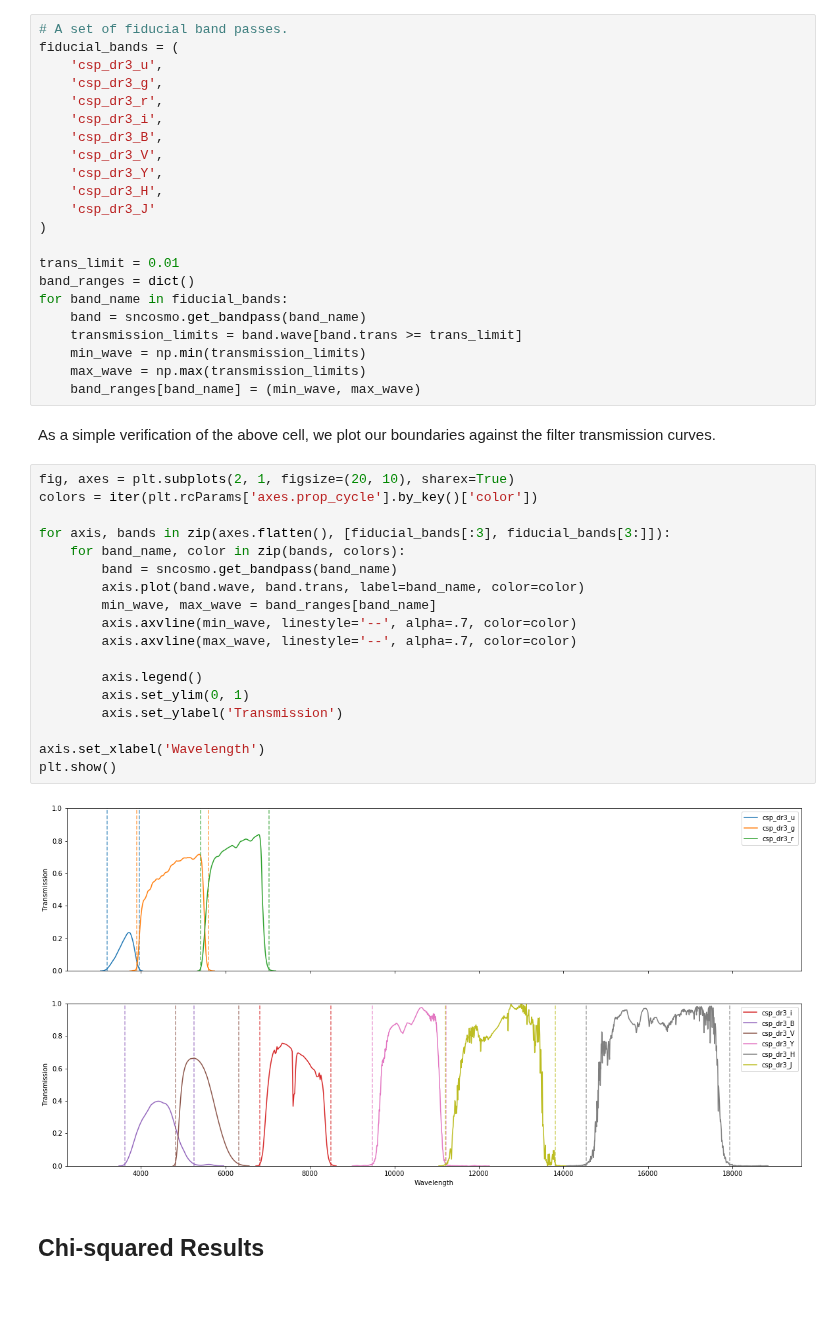
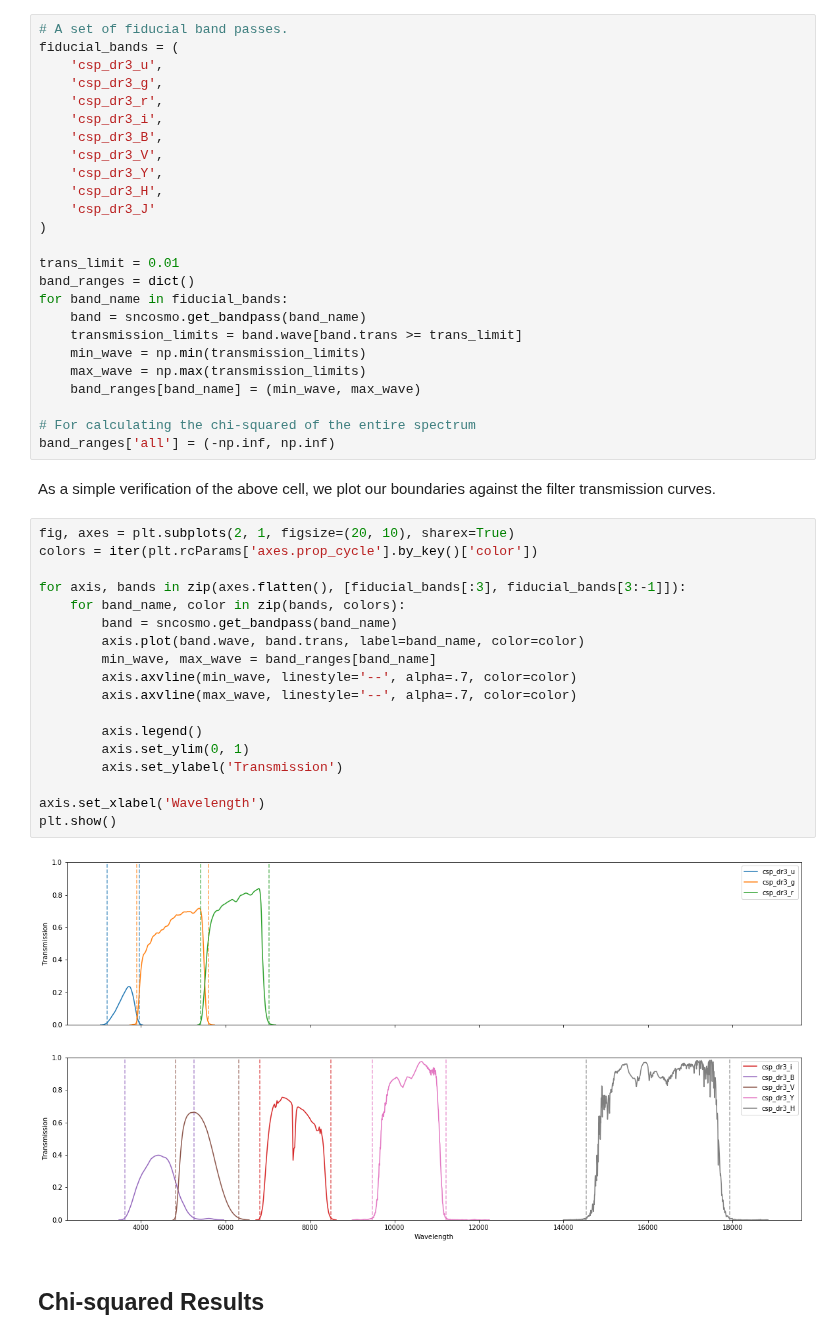
Before and after one commit to mwvgroup/csp-cmfgen, a Jupyter notebook: notebooks/spectra_chisq.ipynb, the cells around one changed output. Cells and saved outputs as stored; diff of their text form; blank space fills up the shorter version.

Commit message:
Adds chisq for entire spectrum

```diff
--- a/notebooks/spectra_chisq.ipynb
+++ b/notebooks/spectra_chisq.ipynb
@@ -51,28 +51,31 @@ for band_name in fiducial_bands:
     min_wave = np.min(transmission_limits)
     max_wave = np.max(transmission_limits)
     band_ranges[band_name] = (min_wave, max_wave)
+
+# For calculating the chi-squared of the entire spectrum
+band_ranges['all'] = (-np.inf, np.inf)
 # %% [markdown]
 As a simple verification of the above cell, we plot our boundaries against the filter transmission curves.
 # %%
 fig, axes = plt.subplots(2, 1, figsize=(20, 10), sharex=True)
 colors = iter(plt.rcParams['axes.prop_cycle'].by_key()['color'])
 
-for axis, bands in zip(axes.flatten(), [fiducial_bands[:3], fiducial_bands[3:]]):
+for axis, bands in zip(axes.flatten(), [fiducial_bands[:3], fiducial_bands[3:-1]]):
     for band_name, color in zip(bands, colors):
         band = sncosmo.get_bandpass(band_name)
         axis.plot(band.wave, band.trans, label=band_name, color=color)
         min_wave, max_wave = band_ranges[band_name]
         axis.axvline(min_wave, linestyle='--', alpha=.7, color=color)
         axis.axvline(max_wave, linestyle='--', alpha=.7, color=color)
 
         axis.legend()
         axis.set_ylim(0, 1)
         axis.set_ylabel('Transmission')
 
 axis.set_xlabel('Wavelength')
 plt.show()
 # %% [output]
-[figure, old version]
+[figure, new version]
 # %% [markdown]
 ## Chi-squared Results
 # %%
```
Also changed, not shown: parts of 1 cell of this notebook.
